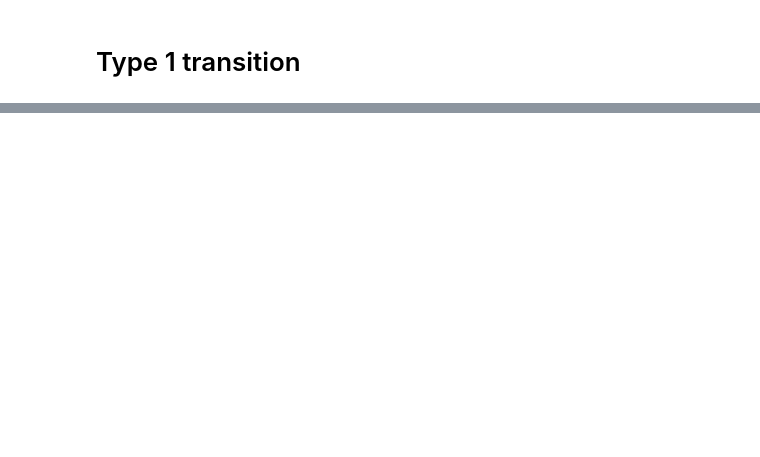
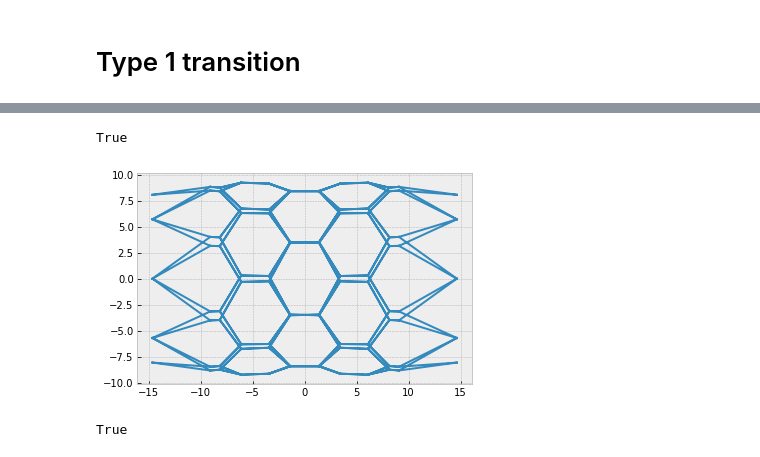
Before and after one commit to DamCB/tyssue, a Jupyter notebook: doc/notebooks/Type_1_transition.ipynb, the cells around one changed output, grey strips where cells are left out. Cells and saved outputs as stored; diff of their text form; code cells hidden in the pictures; blank space fills up the shorter version.

```diff
--- a/doc/notebooks/Type_1_transition.ipynb
+++ b/doc/notebooks/Type_1_transition.ipynb
@@ -77,5 +64,17 @@ from tyssue.topology.sheet_topology import type1_transition
+# %%
+
+res = Solver.find_energy_min(sheet, SheetGeometry, SheetModel, pos_idx=active_verts,
+                             **solver_settings)
+print(res['success'])
+fig, ax = quick_edge_draw(sheet, ['z', 'x'])
+# %% [output]
+True
+[figure, added]
 # %%
-type1_transition(sheet, 84)
+type1_transition(sheet, 44)
 SheetGeometry.update_all(sheet)
+sheet.validate()
+# %% [output]
+True
 # %%
 
```
Also changed, not shown: parts of 13 cells of this notebook, 6 other files.
